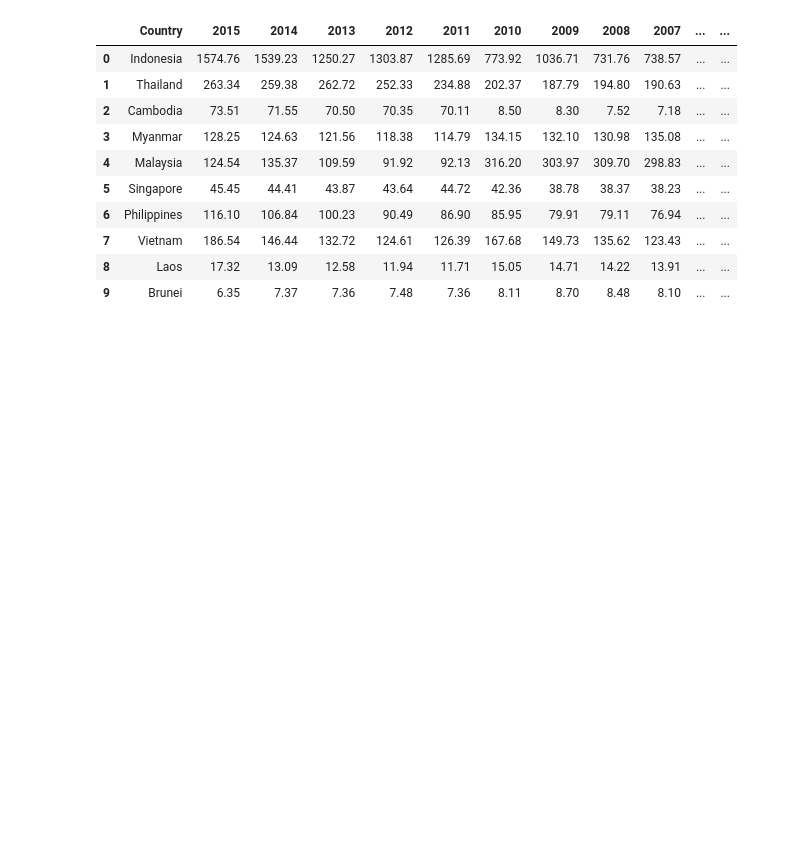
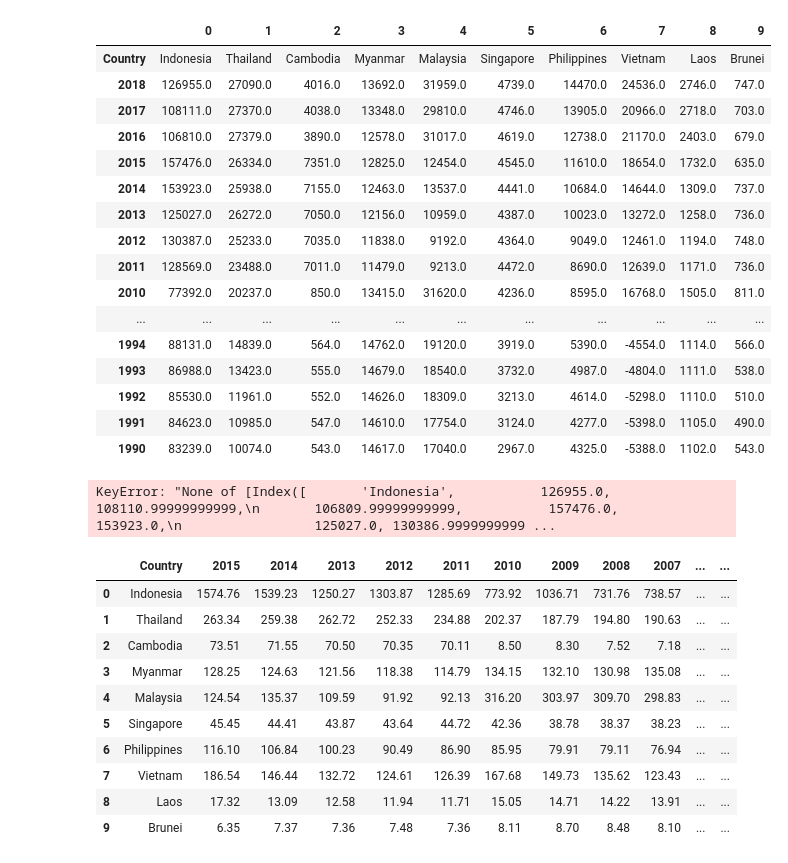
Before and after one commit to Ihza-Fajrur/Emission_Predection, a Jupyter notebook: preprocessing.ipynb, the cells around one changed output. Drawn from its saved outputs; the diff is of its cells as text; code cells hidden in the pictures; blank space fills up the shorter version.

```diff
--- a/preprocessing.ipynb
+++ b/preprocessing.ipynb
@@ -35,3 +21,6 @@ def praprocessing(dataframe):
     return df_new
 # %%
 df_clean=praprocessing(df)
+# %%
+# df_clean.mul(100)
+df_clean.iloc[:,1:] = df_clean.iloc[:,1:] * 100
@@ -38,3 +51,30 @@ df_clean=praprocessing(df)
+# %%
+df_trans=df_clean.T
+# %%
+df_trans
+# %% [output]
+|  | 0 | 1 | 2 | 3 | 4 | 5 | 6 | 7 | 8 | 9 |
+| Country | Indonesia | Thailand | Cambodia | Myanmar | Malaysia | Singapore | Philippines | Vietnam | Laos | Brunei |
+| 2018 | 126955.0 | 27090.0 | 4016.0 | 13692.0 | 31959.0 | 4739.0 | 14470.0 | 24536.0 | 2746.0 | 747.0 |
+| 2017 | 108111.0 | 27370.0 | 4038.0 | 13348.0 | 29810.0 | 4746.0 | 13905.0 | 20966.0 | 2718.0 | 703.0 |
+| 2016 | 106810.0 | 27379.0 | 3890.0 | 12578.0 | 31017.0 | 4619.0 | 12738.0 | 21170.0 | 2403.0 | 679.0 |
+| 2015 | 157476.0 | 26334.0 | 7351.0 | 12825.0 | 12454.0 | 4545.0 | 11610.0 | 18654.0 | 1732.0 | 635.0 |
+| 2014 | 153923.0 | 25938.0 | 7155.0 | 12463.0 | 13537.0 | 4441.0 | 10684.0 | 14644.0 | 1309.0 | 737.0 |
+| 2013 | 125027.0 | 26272.0 | 7050.0 | 12156.0 | 10959.0 | 4387.0 | 10023.0 | 13272.0 | 1258.0 | 736.0 |
+| 2012 | 130387.0 | 25233.0 | 7035.0 | 11838.0 | 9192.0 | 4364.0 | 9049.0 | 12461.0 | 1194.0 | 748.0 |
+| 2011 | 128569.0 | 23488.0 | 7011.0 | 11479.0 | 9213.0 | 4472.0 | 8690.0 | 12639.0 | 1171.0 | 736.0 |
+| 2010 | 77392.0 | 20237.0 | 850.0 | 13415.0 | 31620.0 | 4236.0 | 8595.0 | 16768.0 | 1505.0 | 811.0 |
+| ... | ... | ... | ... | ... | ... | ... | ... | ... | ... | ... |
+| 1994 | 88131.0 | 14839.0 | 564.0 | 14762.0 | 19120.0 | 3919.0 | 5390.0 | -4554.0 | 1114.0 | 566.0 |
+| 1993 | 86988.0 | 13423.0 | 555.0 | 14679.0 | 18540.0 | 3732.0 | 4987.0 | -4804.0 | 1111.0 | 538.0 |
+| 1992 | 85530.0 | 11961.0 | 552.0 | 14626.0 | 18309.0 | 3213.0 | 4614.0 | -5298.0 | 1110.0 | 510.0 |
+| 1991 | 84623.0 | 10985.0 | 547.0 | 14610.0 | 17754.0 | 3124.0 | 4277.0 | -5398.0 | 1105.0 | 490.0 |
+| 1990 | 83239.0 | 10074.0 | 543.0 | 14617.0 | 17040.0 | 2967.0 | 4325.0 | -5388.0 | 1102.0 | 543.0 |
+# %%
+line=df_trans.loc[df_trans[0]]
+line.plot(kind="line", x='Indonesia')
+# %% [output]
+KeyError: "None of [Index([       'Indonesia',           126955.0, 108110.99999999999,\n       106809.99999999999,           157476.0,           153923.0,\n                 125027.0, 130386.9999999999 ...
 # %%
 df_testing=df_clean[['Country','2018','2017','2016']]
 # %%
```
Also changed, not shown: parts of 10 cells of this notebook, 2 other files.
